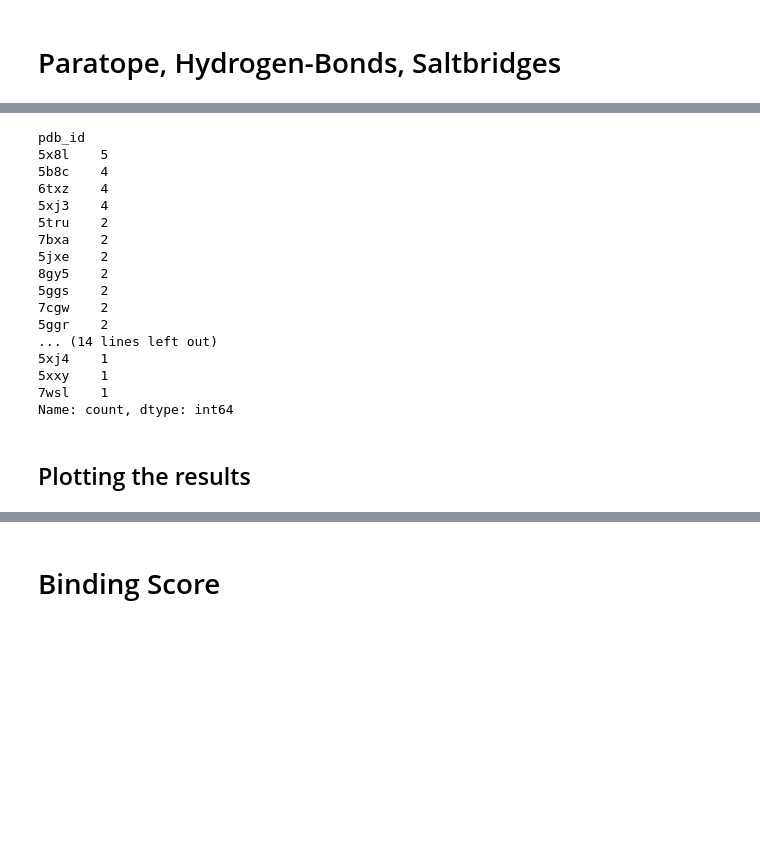
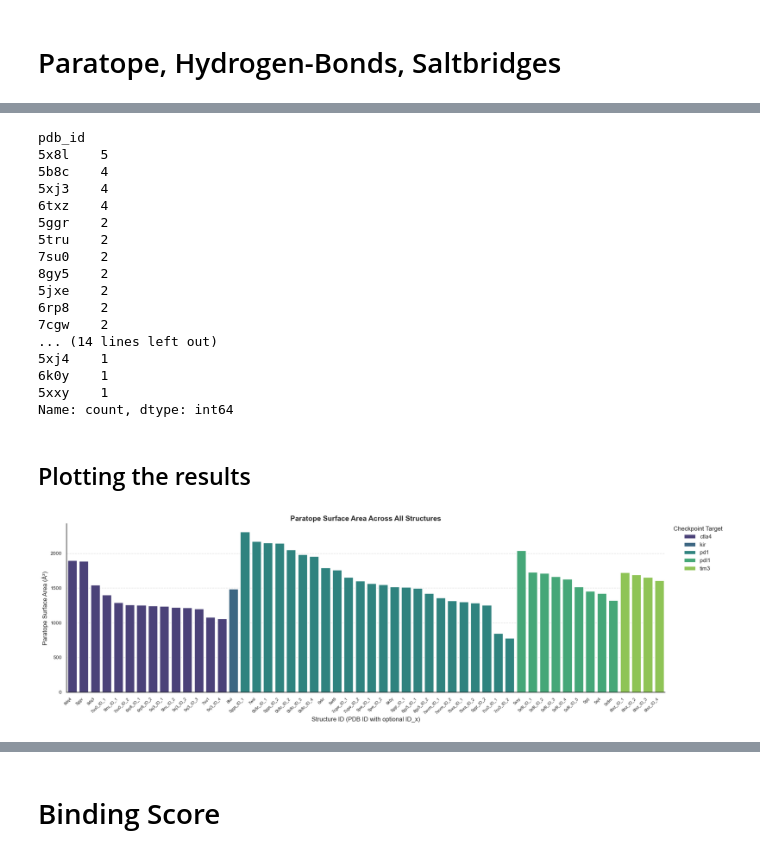
Before and after one commit to datascience-2025-group4/group04-team01, a Jupyter notebook: Structural Analysis_Paratope_Interface.ipynb, the cells around one changed output, grey strips where cells are left out. Cells and saved outputs as stored; diff of their text form; code cells hidden in the pictures; blank space fills up the shorter version.

```diff
--- a/Structural Analysis_Paratope_Interface.ipynb
+++ b/Structural Analysis_Paratope_Interface.ipynb
@@ -257,26 +255,62 @@ All done. Results saved to 'paratope_surface_hbonds_summary.csv'
 # %%
 import pandas as pd
 
-df = pd.read_csv("paratope_surface_hbonds_summary.csv")
-print(df['pdb_id'].value_counts())
+df_struc_info = pd.read_csv("paratope_surface_hbonds_summary.csv")
+print(df_struc_info['pdb_id'].value_counts())
 # %% [output]
 pdb_id
 5x8l    5
 5b8c    4
+5xj3    4
 6txz    4
-5xj3    4
+5ggr    2
 5tru    2
-7bxa    2
+7su0    2
+8gy5    2
 5jxe    2
-8gy5    2
-5ggs    2
+6rp8    2
 7cgw    2
-5ggr    2
 ... (14 lines left out)
 5xj4    1
+6k0y    1
 5xxy    1
-7wsl    1
 Name: count, dtype: int64
 # %% [markdown]
 ## Plotting the results
+# %%
+plt.figure(figsize=(20, 6))  # increased width
+
+sns.barplot(
+    data=df_sorted,
+    x="structure_id",
+    y="paratope_area",
+    hue="folder",
+    dodge=False,
+    palette="viridis"
+)
+
+plt.title("Paratope Surface Area Across All Structures", fontsize=14, fontweight='bold')
+plt.xlabel("Structure ID (PDB ID with optional ID_x)", fontsize=12)
+plt.ylabel("Paratope Surface Area (Å²)", fontsize=12)
+
+plt.xticks(rotation=45, ha="right", fontsize=8)
+plt.yticks(fontsize=10)
+
+sns.despine()
+plt.grid(axis='y', linestyle='--', alpha=0.6)
+
+plt.legend(
+    title='Checkpoint Target',
+    bbox_to_anchor=(1.01, 1),
+    loc='upper left',
+    borderaxespad=0.,
+    frameon=False
+)
+
+plt.tight_layout(rect=[0, 0, 0.95, 1])  # allow space for legend
+
+plt.savefig('plots/paratope_surface_area_across_all_structures.pdf', bbox_inches='tight')
+plt.show()
+# %% [output]
+[figure, added]
 # %%
```
Also changed, not shown: parts of 10 cells of this notebook, 17 other files.
